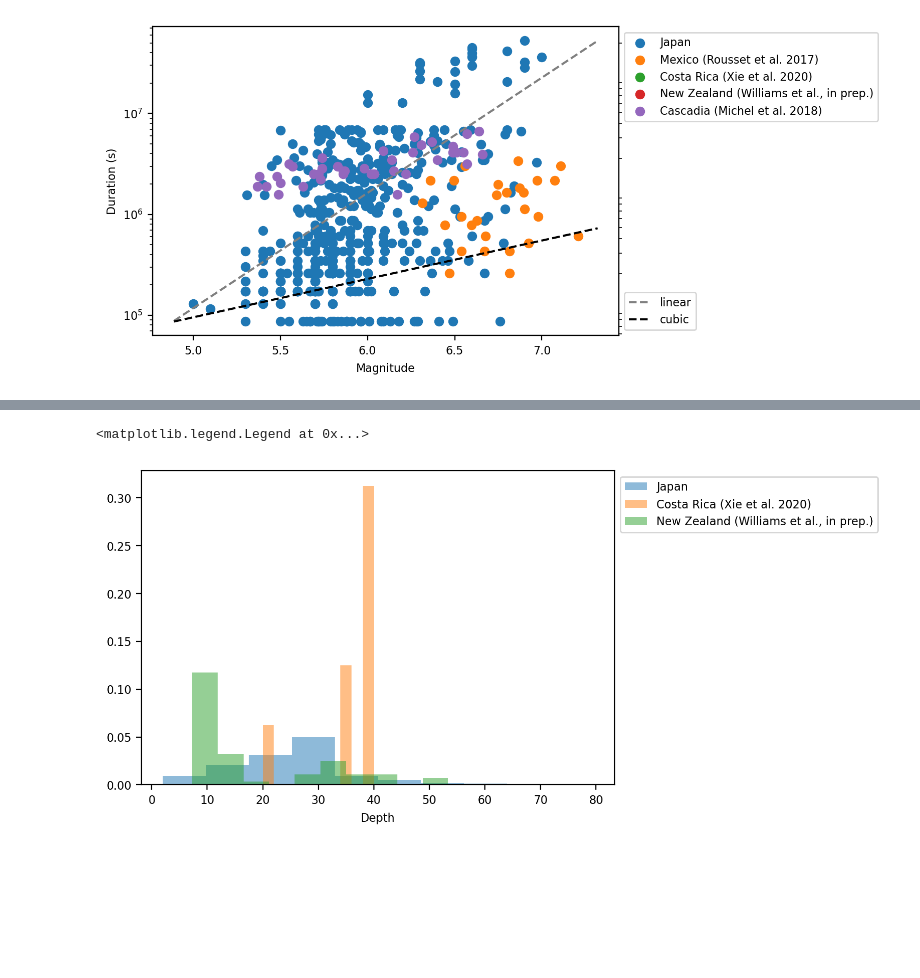
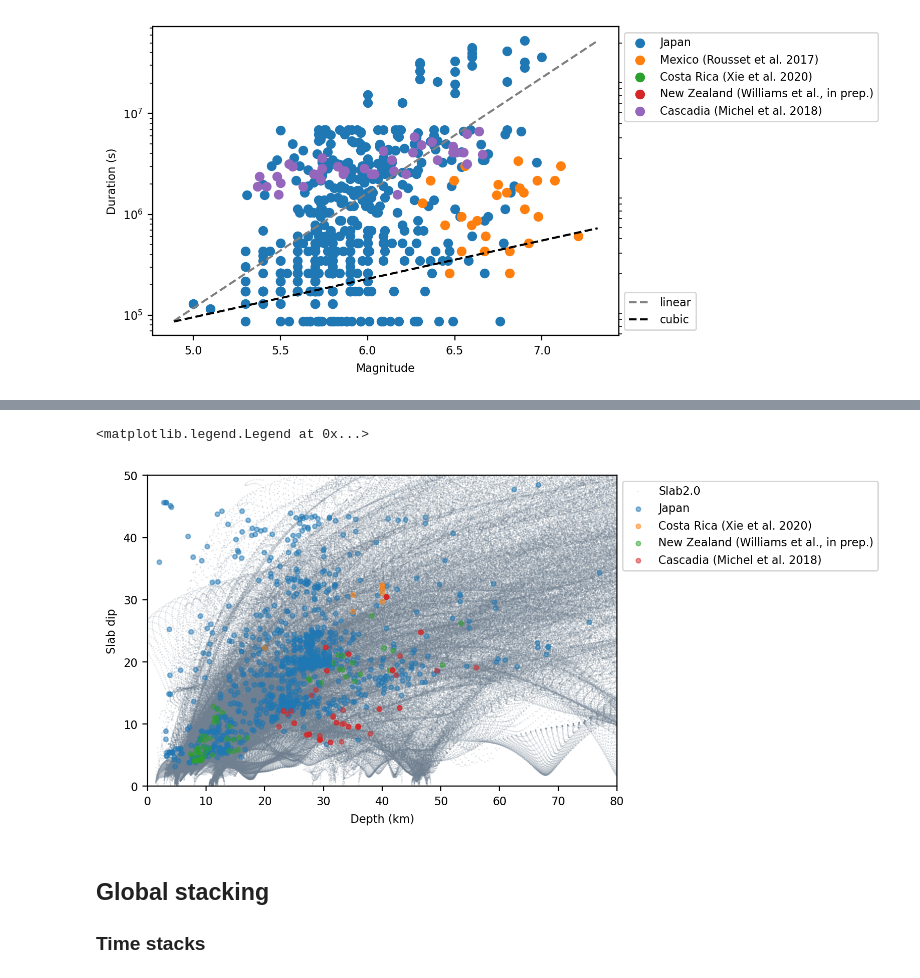
Before and after one commit to keliankaz/global_SSE, a Jupyter notebook: notebooks/global_source_properties.ipynb, the cells around one changed output, grey strips where cells are left out. Drawn from its saved outputs; the diff is of its cells as text; code cells hidden in the pictures; blank space fills up the shorter version.

Commit message:
clean spatial and temporal kde plots

```diff
--- a/notebooks/global_source_properties.ipynb
+++ b/notebooks/global_source_properties.ipynb
@@ -87,3 +130,34 @@ axb.legend(loc='lower left', bbox_to_anchor=(1,0))
 # %% [output]
 <matplotlib.legend.Legend at 0x...>
 [figure]
+# %%
+fig, ax = plt.subplots(1, 1, figsize=(5,2))
+bins = np.linspace(0, 80, 40)
+axb = ax.twinx()
+axb.hist(
+    local_earthquakes.catalog.depth,
+    bins=bins,
+    label=f'N={len(local_earthquakes.slice_by("depth",0,80))}, M{minimum_magnitude}+ Earthquakes', color='slategray', alpha=0.2
+)
+axb.set(yticklabels=[],yticks=[])
+all_depths = []
+for i_slowslip in slowslip:
+    if 'depth' in i_slowslip.catalog.columns:
+        ax.hist(
+            i_slowslip.catalog['depth'],
+            bins = bins,
+            label=i_slowslip.name,
+            histtype='step',
+        )
+        all_depths.append(i_slowslip.catalog['depth'])
+ax.hist(
+    np.concatenate(all_depths),
+    bins = bins,
+    label=f'N={len(all_slowslip)}, All',
+    histtype='step',
+    color='slategray',
+)
+ax.set(
+    xlabel='Depth',
+)
+ax.legend(loc='upper left', bbox_to_anchor=(1,1))
@@ -90,17 +167,26 @@ axb.legend(loc='lower left', bbox_to_anchor=(1,0))
 # %%
 fig, ax = plt.subplots(1, 1, figsize=(6,4))
+ax.scatter(all_slabs.depth/1000, all_slabs.dip,s=1,edgecolors=[],alpha=0.2,c='slategrey', label='Slab2.0')
 for i_slowslip in slowslip:
     if 'depth' in i_slowslip.catalog.columns:
-        ax.hist(
+        ax.scatter(
             i_slowslip.catalog['depth'],
-            density=True,
+            all_slabs.interpolate('dip', lon=i_slowslip.catalog['lon'], lat=i_slowslip.catalog['lat']),
+            alpha=0.5,
+            s = 10,
             label=i_slowslip.name,
-            alpha=0.5
         )
 ax.set(
-    xlabel='Depth',
+    ylabel='Slab dip',
+    xlabel='Depth (km)',
+    ylim=[0,50],
+    xlim=[0,80],
 )
 ax.legend(loc='upper left', bbox_to_anchor=(1,1))
 # %% [output]
 <matplotlib.legend.Legend at 0x...>
-[figure, old version]
+[figure, new version]
+# %% [markdown]
+## Global stacking
+
+### Time stacks
```
Also changed, not shown: parts of 20 cells of this notebook.
